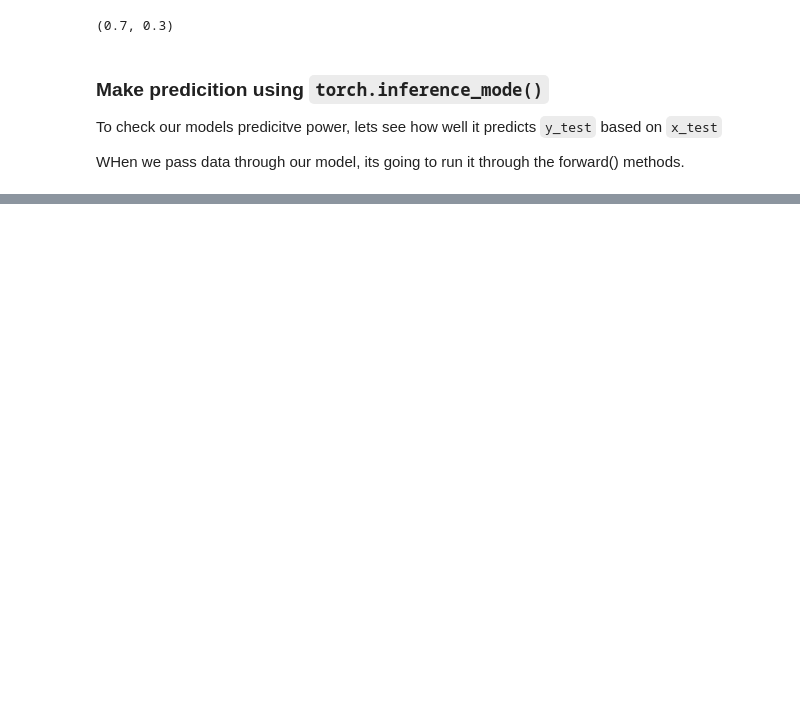
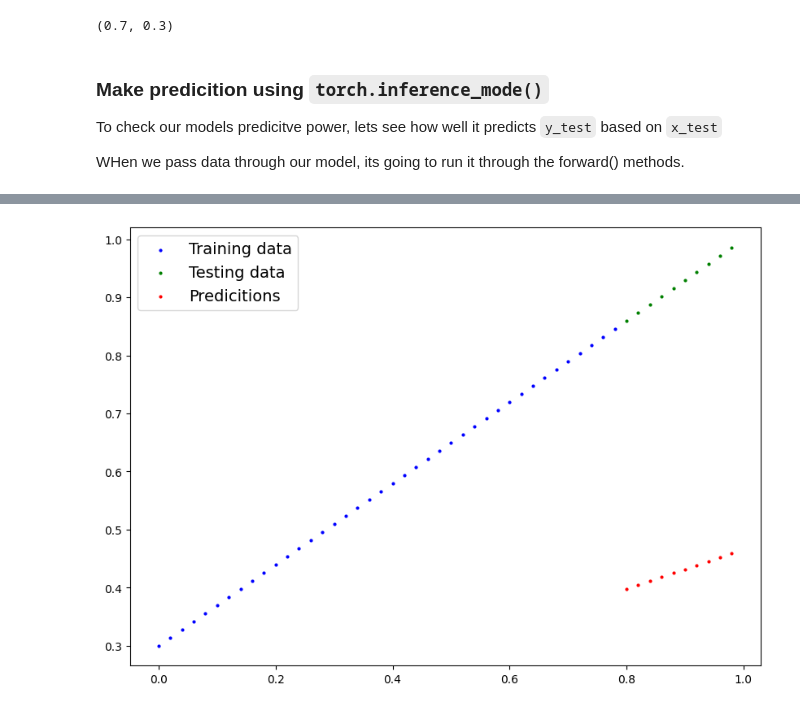
Before and after one commit to Asmit-Dhakal/Deep-_learning, a Jupyter notebook: 01_pytorch_workflow.ipynb, the cells around one changed output, grey strips where cells are left out. Drawn from its saved outputs; the diff is of its cells as text; code cells hidden in the pictures; blank space fills up the shorter version.

```diff
--- a/01_pytorch_workflow.ipynb
+++ b/01_pytorch_workflow.ipynb
@@ -91,7 +91,7 @@ def plot_prediction(
     train_labels=y_train,
     test_data=X_test,
     test_labels=y_test,
-    predicitons=None):
+    predictions=None):
   """
   Plots training data, test data and compare predicitons.
 
@@ -105,9 +105,9 @@ def plot_prediction(
   # Plot testing data in green
   plt.scatter(test_data,test_labels, c="g",s=4, label="Testing data")
   # Are there any predicitons
-  if predicitons is not None:
+  if predictions is not None:
     # Plot the prediciton if they exist
-    plt.scatter(test_data,predicitons,c="r", s="4", label="Predicitions")
+    plt.scatter(test_data,predictions,c="r", s=4, label="Predicitions")
 
   # Show the legend
   plt.legend(prop={"size":14});
@@ -183,0 +197,4 @@ NotImplementedError: Module [LinearRegressionModel] is missing the required "for
+# %%
+plot_prediction(predictions=y_preds)
+# %% [output]
+[figure, added]
```
Also changed, not shown: parts of 3 cells of this notebook.
